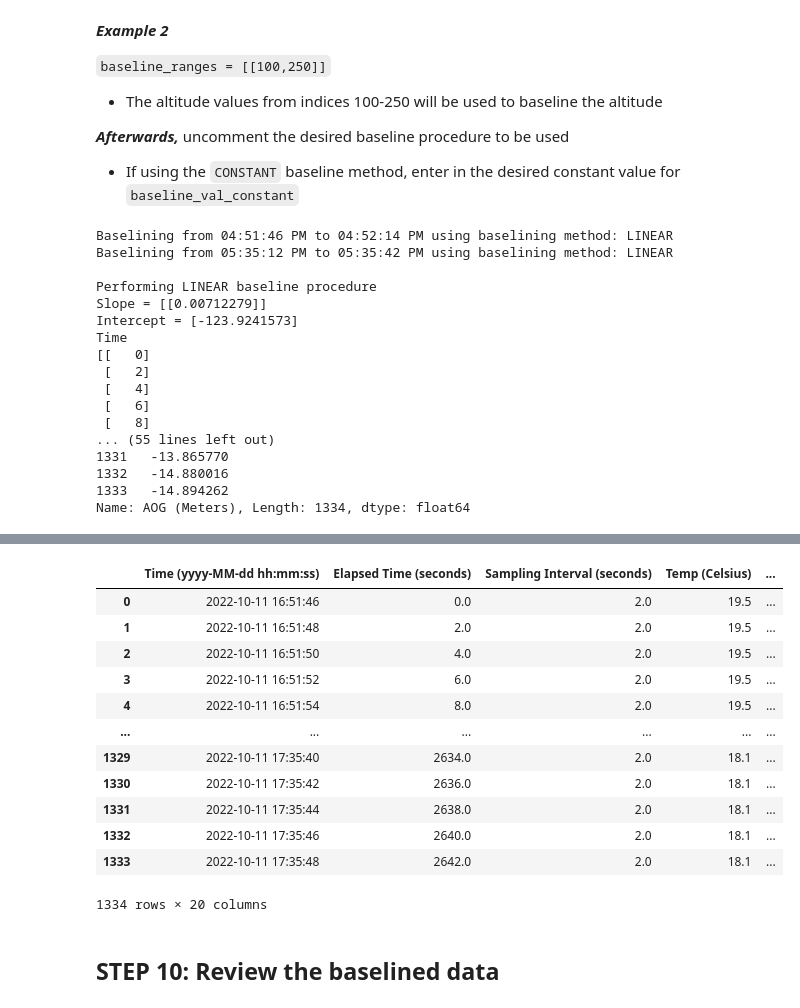
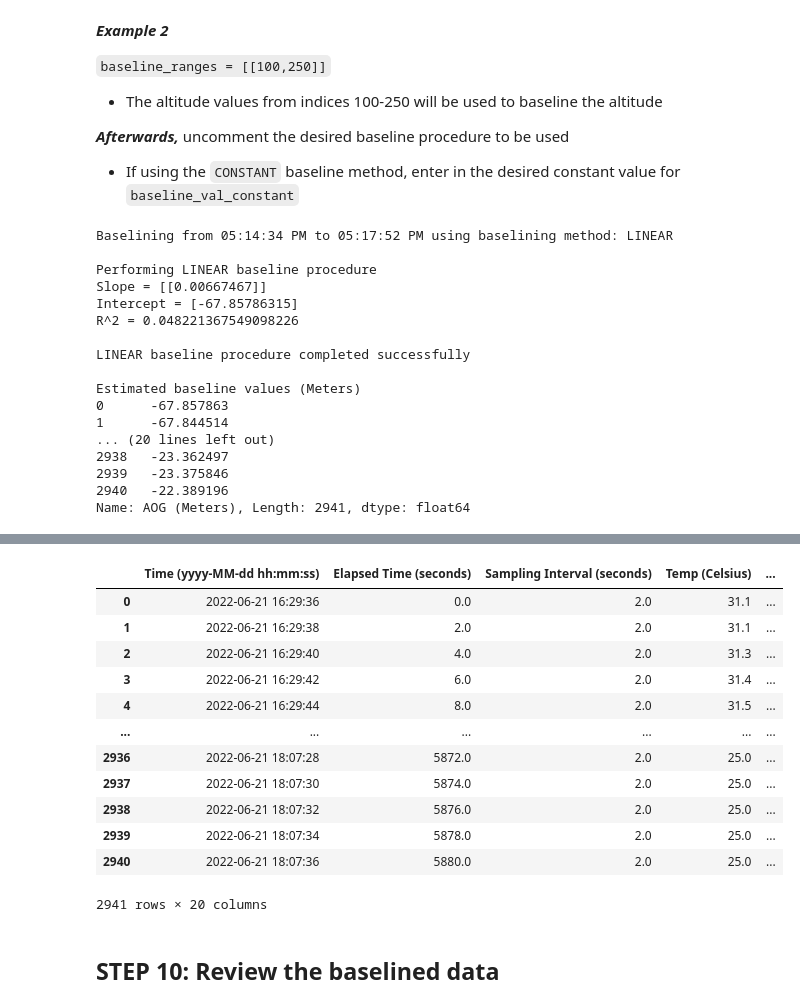
Before and after one commit to underthepier/ADAPTOR, a Jupyter notebook: DATA PREPROCESSOR - New User Version.ipynb, the cells around one changed output, grey strips where cells are left out. Cells and saved outputs as stored; diff of their text form; code cells hidden in the pictures.

```diff
--- a/DATA PREPROCESSOR - New User Version.ipynb
+++ b/DATA PREPROCESSOR - New User Version.ipynb
@@ -117,7 +117,7 @@ Proceed to STEP 1
 - Make sure the file is in the same directory as this notebook
 # %%
 #TYPE IN FILE NAME HERE
-filename = "GEOFF AKA OCT-11-2022.csv"
+filename = "WEATHER - 2481048_2022-06-27 15_31_52.csv"
 
 #################################################################
 delay_time = 0.1
@@ -1210,8 +1251,8 @@ Loading BokehJS ...
 # %% [markdown]
 ## STEP 7: Manually input the index range of interest (also indicated by the SELECTED RANGES above)
 # %%
-start_index = 593
-end_index = 1926
+start_index = 3800
+end_index = 6740
 
 #############################################################################
 
@@ -1433,12 +1473,11 @@ show(column(f, ranges))
 # %%
 import numpy as np
 from sklearn import datasets, linear_model
-import functions
 
 #####################################################################
 
 #Input the index ranges here
-baseline_ranges = [[0,14], [1315,1330]]
+baseline_ranges = [[1349,1448]]
 
 #Uncomment the baseline method to be used
 #baseline_method = "CONSTANT"
@@ -1506,12 +1545,6 @@ def baseline(indices, data = trimmed_file, values = trimmed_file[alt], method =
 
             #Intercept
             print("Intercept =", regr.intercept_)
-
-            print("Time")
-            print(time_baseline)
-
-            print("Values")
-            print(values_baseline)
 
             #R^2
             r2 = regr.score(time_baseline, values_baseline)
@@ -1612,60 +1645,60 @@ if validrange:
     #Highlight the selected ranges
     for period in baseline_ranges:
         leftbound = trimmed_file_baselined.loc[period[0], time]
         rightbound = trimmed_file_baselined.loc[period[1], time]
         baseline_box = BoxAnnotation(left=leftbound, right=rightbound, fill_alpha=0.2, fill_color="green")
         ab.add_layout(baseline_box)
 
     ##############################################################################
     #Altitude Above Ground Plot
     aog = figure(title = "Altitude Above Ground", x_range = ab.x_range, y_axis_label = alt, **options)
     aog.xaxis.formatter = DatetimeTickFormatter(
         seconds=["%I:%M:%S %p"],
         minutes=["%I:%M:%S %p"],
         hours=["%I:%M:%S %p"]
     )
     aog.line("time", "aog", source=source)
     aog.circle("time", "aog", source=source, size = dot_size)
 
     show(column(ab, aog))
 
     display(trimmed_file_baselined)
 ###########################################################################################################################
 else:
     print(f"Specified baseline ranges,{validranges}, do not fall within {trimmed_file.index.start} and {trimmed_file.index.stop}")
 # %% [output]
-Baselining from 04:51:46 PM to 04:52:14 PM using baselining method: LINEAR
-Baselining from 05:35:12 PM to 05:35:42 PM using baselining method: LINEAR
+Baselining from 05:14:34 PM to 05:17:52 PM using baselining method: LINEAR
 
 Performing LINEAR baseline procedure
-Slope = [[0.00712279]]
-Intercept = [-123.9241573]
-Time
-[[   0]
- [   2]
- [   4]
- [   6]
- [   8]
-... (55 lines left out)
-1331   -13.865770
-1332   -14.880016
-1333   -14.894262
-Name: AOG (Meters), Length: 1334, dtype: float64
+Slope = [[0.00667467]]
+Intercept = [-67.85786315]
+R^2 = 0.048221367549098226
+
+LINEAR baseline procedure completed successfully
+
+Estimated baseline values (Meters)
+0      -67.857863
+1      -67.844514
+... (20 lines left out)
+2938   -23.362497
+2939   -23.375846
+2940   -22.389196
+Name: AOG (Meters), Length: 2941, dtype: float64
 [interactive output not drawn]
 [interactive output not drawn]
 |  | Time (yyyy-MM-dd hh:mm:ss) | Elapsed Time (seconds) | Sampling Interval (seconds) | Temp (Celsius) | ... |
-| 0 | 2022-10-11 16:51:46 | 0.0 | 2.0 | 19.5 | ... |
-| 1 | 2022-10-11 16:51:48 | 2.0 | 2.0 | 19.5 | ... |
-| 2 | 2022-10-11 16:51:50 | 4.0 | 2.0 | 19.5 | ... |
-| 3 | 2022-10-11 16:51:52 | 6.0 | 2.0 | 19.5 | ... |
-| 4 | 2022-10-11 16:51:54 | 8.0 | 2.0 | 19.5 | ... |
+| 0 | 2022-06-21 16:29:36 | 0.0 | 2.0 | 31.1 | ... |
+| 1 | 2022-06-21 16:29:38 | 2.0 | 2.0 | 31.1 | ... |
+| 2 | 2022-06-21 16:29:40 | 4.0 | 2.0 | 31.3 | ... |
+| 3 | 2022-06-21 16:29:42 | 6.0 | 2.0 | 31.4 | ... |
+| 4 | 2022-06-21 16:29:44 | 8.0 | 2.0 | 31.5 | ... |
 | ... | ... | ... | ... | ... | ... |
-| 1329 | 2022-10-11 17:35:40 | 2634.0 | 2.0 | 18.1 | ... |
-| 1330 | 2022-10-11 17:35:42 | 2636.0 | 2.0 | 18.1 | ... |
-| 1331 | 2022-10-11 17:35:44 | 2638.0 | 2.0 | 18.1 | ... |
-| 1332 | 2022-10-11 17:35:46 | 2640.0 | 2.0 | 18.1 | ... |
-| 1333 | 2022-10-11 17:35:48 | 2642.0 | 2.0 | 18.1 | ... |
+| 2936 | 2022-06-21 18:07:28 | 5872.0 | 2.0 | 25.0 | ... |
+| 2937 | 2022-06-21 18:07:30 | 5874.0 | 2.0 | 25.0 | ... |
+| 2938 | 2022-06-21 18:07:32 | 5876.0 | 2.0 | 25.0 | ... |
+| 2939 | 2022-06-21 18:07:34 | 5878.0 | 2.0 | 25.0 | ... |
+| 2940 | 2022-06-21 18:07:36 | 5880.0 | 2.0 | 25.0 | ... |
-1334 rows × 20 columns
+2941 rows × 20 columns
 # %% [markdown]
 ## STEP 10: Review the baselined data
 # %%
```
Also changed, not shown: parts of 9 cells of this notebook, 2 other files.
